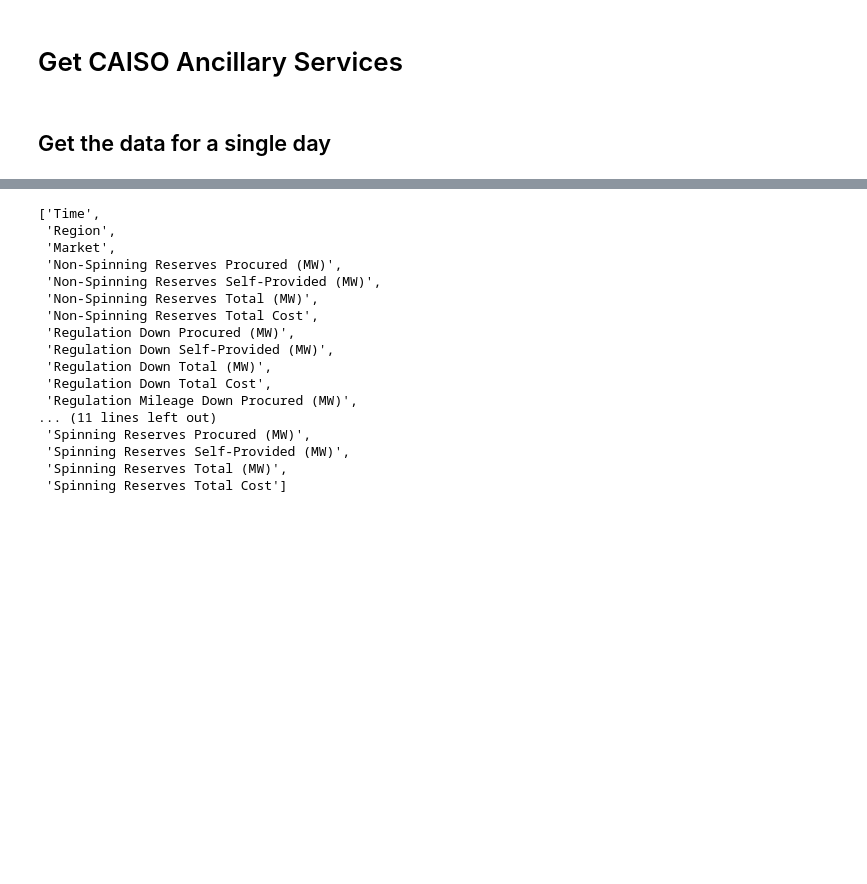
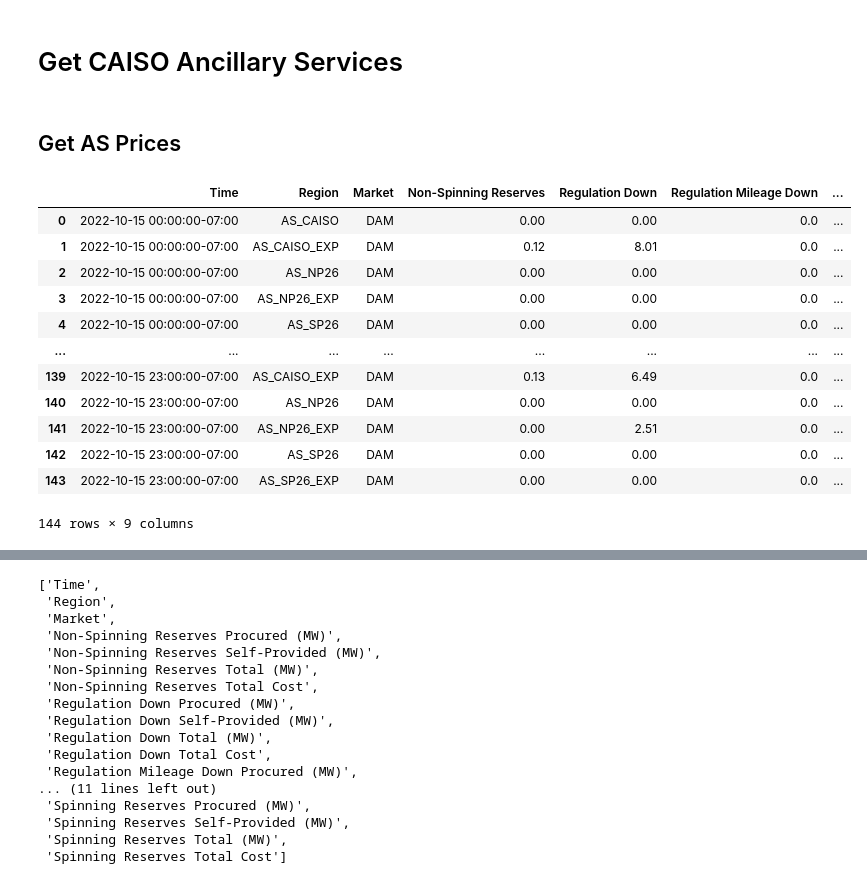
Before and after one commit to gridstatus/gridstatus, a Jupyter notebook: docs/Examples/caiso/Ancillary Services.ipynb, the cells around one changed output, grey strips where cells are left out. Saved outputs shown, nothing was run; the diff lists cells and outputs as text; code cells hidden in the pictures; blank space fills up the shorter version.

Commit message:
add as prices

```diff
--- a/docs/Examples/caiso/Ancillary Services.ipynb
+++ b/docs/Examples/caiso/Ancillary Services.ipynb
@@ -6,5 +6,22 @@ import pandas as pd
 import plotly.express as px
 # %%
 iso = gridstatus.CAISO()
-# %% [markdown]
-## Get the data for a single day
+# %% [markdown]
+## Get AS Prices
+# %%
+df = iso.get_as_prices(date="Oct 15, 2022")
+df
+# %% [output]
+|  | Time | Region | Market | Non-Spinning Reserves | Regulation Down | Regulation Mileage Down | ... |
+| 0 | 2022-10-15 00:00:00-07:00 | AS_CAISO | DAM | 0.00 | 0.00 | 0.0 | ... |
+| 1 | 2022-10-15 00:00:00-07:00 | AS_CAISO_EXP | DAM | 0.12 | 8.01 | 0.0 | ... |
+| 2 | 2022-10-15 00:00:00-07:00 | AS_NP26 | DAM | 0.00 | 0.00 | 0.0 | ... |
+| 3 | 2022-10-15 00:00:00-07:00 | AS_NP26_EXP | DAM | 0.00 | 0.00 | 0.0 | ... |
+| 4 | 2022-10-15 00:00:00-07:00 | AS_SP26 | DAM | 0.00 | 0.00 | 0.0 | ... |
+| ... | ... | ... | ... | ... | ... | ... | ... |
+| 139 | 2022-10-15 23:00:00-07:00 | AS_CAISO_EXP | DAM | 0.13 | 6.49 | 0.0 | ... |
+| 140 | 2022-10-15 23:00:00-07:00 | AS_NP26 | DAM | 0.00 | 0.00 | 0.0 | ... |
+| 141 | 2022-10-15 23:00:00-07:00 | AS_NP26_EXP | DAM | 0.00 | 2.51 | 0.0 | ... |
+| 142 | 2022-10-15 23:00:00-07:00 | AS_SP26 | DAM | 0.00 | 0.00 | 0.0 | ... |
+| 143 | 2022-10-15 23:00:00-07:00 | AS_SP26_EXP | DAM | 0.00 | 0.00 | 0.0 | ... |
+144 rows × 9 columns
```
Also changed, not shown: parts of 8 cells of this notebook, 2 other files.
